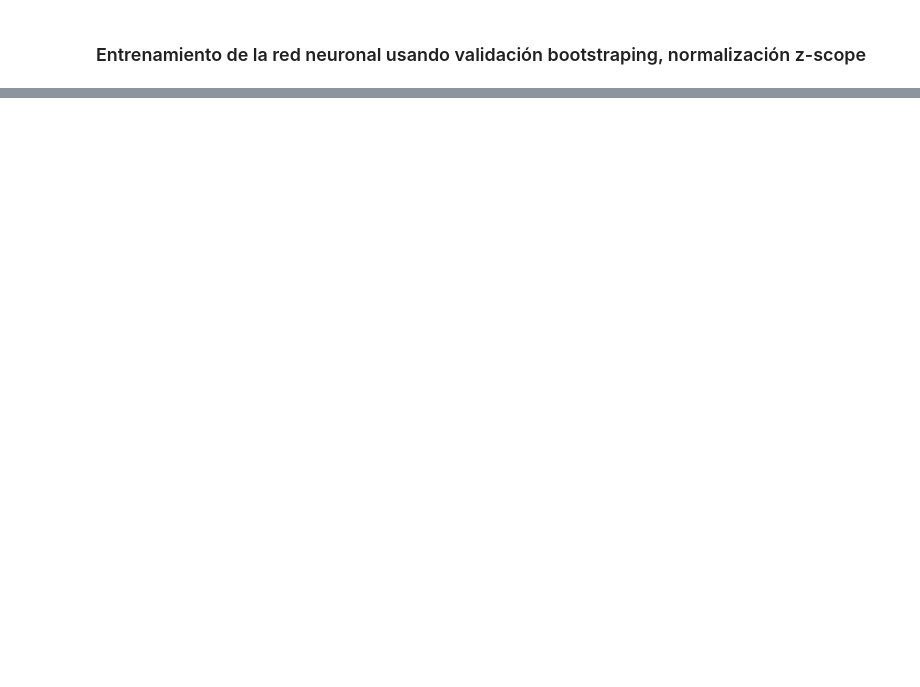
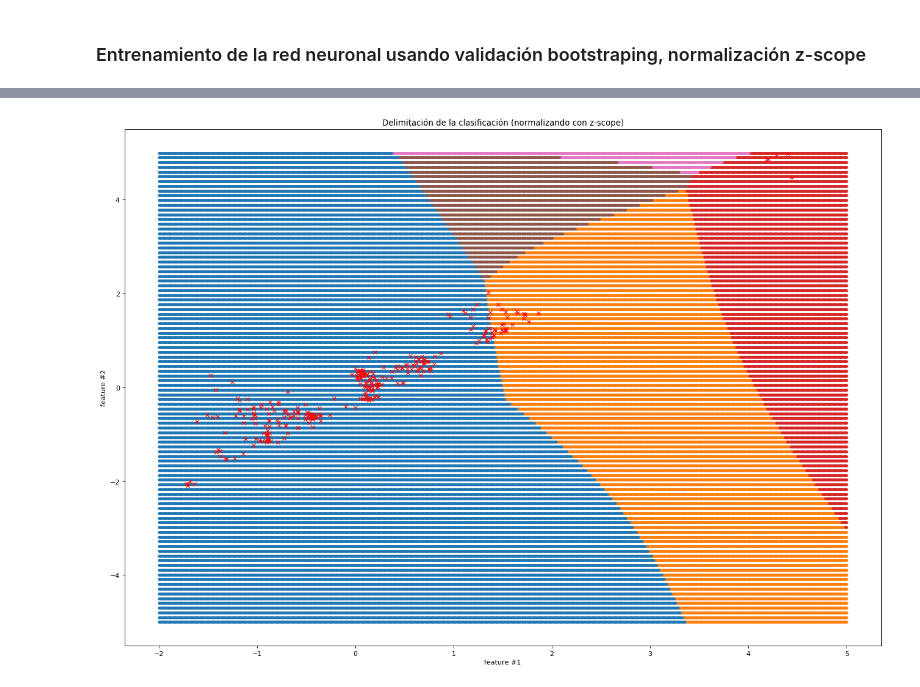
Before and after one commit to juanArango17/inteligenciaComputacional_20181, a Jupyter notebook: Tarea2_Redes_Neuronales/Punto3_Backpropagation/punto3_backpropagation.ipynb, the cells around one changed output, grey strips where cells are left out. Cells and saved outputs as stored; diff of their text form; code cells hidden in the pictures; blank space fills up the shorter version.

```diff
--- a/Tarea2_Redes_Neuronales/Punto3_Backpropagation/punto3_backpropagation.ipynb
+++ b/Tarea2_Redes_Neuronales/Punto3_Backpropagation/punto3_backpropagation.ipynb
@@ -271,2 +271,6 @@ Error de testing 4.100946372239744 %
 | 316 | 0.0 | 0 |
 317 rows × 2 columns
+# %%
+estandar = np.std(np.array(df2.iloc[:,0:-1].copy()),axis=0)
+e = np.argmax(estandar)
+print(estandar)
@@ -272,0 +297,79 @@ Error de testing 4.100946372239744 %
+# %%
+x1 = np.linspace(-2,5,1000)
+x2 = np.linspace(-5,5,100)
+x1, x2 = np.meshgrid(x1, x2,indexing='xy')
+
+x1 = x1.reshape((x1.shape[0]*x1.shape[1], 1))
+x2 = x2.reshape((x2.shape[0]*x2.shape[1], 1))
+
+Xnew = np.concatenate((x1,x2),axis=1)
+# %%
+X_norm = (Xnew-np.mean(Xnew,axis=0))/(np.std(Xnew,axis=0))
+predicted = []
+for i in range(0,Xnew.shape[0]):
+    a = np.array(X_norm[i])
+    b = np.zeros(X1.shape[1]-2)
+    predicted.append(np.argmax(Predict(np.concatenate((a,b),axis=0),w_[3])))
+
+n1  = []
+n2  = []
+n3  = []
+n4  = []
+n5  = []
+n6  = []
+n7  = []
+n8  = []
+n9  = []
+n10 = []
+n11 = []
+n12 = []
+for i in range(0,X_norm.shape[0]):
+    if predicted[i]==0:
+        n1.append(i)
+    elif predicted[i]==1:
+        n2.append(i)
+    elif predicted[i]==2:
+        n3.append(i)
+    elif predicted[i]==3:
+        n4.append(i)
+    elif predicted[i]==4:
+        n5.append(i)
+    elif predicted[i]==5:
+        n6.append(i)
+    elif predicted[i]==6:
+        n7.append(i)
+    elif predicted[i]==7:
+        n8.append(i)
+    elif predicted[i]==8:
+        n9.append(i)
+    elif predicted[i]==9:
+        n10.append(i)
+    elif predicted[i]==10:
+        n11.append(i)
+    else:
+        n12.append(i)
+
+
+plt.figure(figsize=(20, 14), dpi= 80, facecolor='w', edgecolor='k')
+plt.plot(Xnew[n1 ,0],Xnew[n1 ,1],'.')
+plt.plot(Xnew[n2 ,0],Xnew[n2 ,1],'.')
+plt.plot(Xnew[n3 ,0],Xnew[n3 ,1],'.')
+plt.plot(Xnew[n4 ,0],Xnew[n4 ,1],'.')
+plt.plot(Xnew[n5 ,0],Xnew[n5 ,1],'.')
+plt.plot(Xnew[n6 ,0],Xnew[n6 ,1],'.')
+plt.plot(Xnew[n7 ,0],Xnew[n7 ,1],'.')
+plt.plot(Xnew[n8 ,0],Xnew[n8 ,1],'.')
+plt.plot(Xnew[n9 ,0],Xnew[n9 ,1],'.')
+plt.plot(Xnew[n10,0],Xnew[n10,1],'.')
+plt.plot(Xnew[n11,0],Xnew[n11,1],'.')
+plt.plot(Xnew[n12,0],Xnew[n12,1],'.')
+
+plt.plot(X_test[:,(e)],X_test[:,(e+1)],'rx')
+
+plt.title('Delimitación de la clasificación (normalizando con z-scope)')
+plt.xlabel('feature #1')
+plt.ylabel('feature #2')
+
+plt.show()
+# %% [output]
+[figure, added]
```
Also changed, not shown: parts of 8 cells of this notebook.
